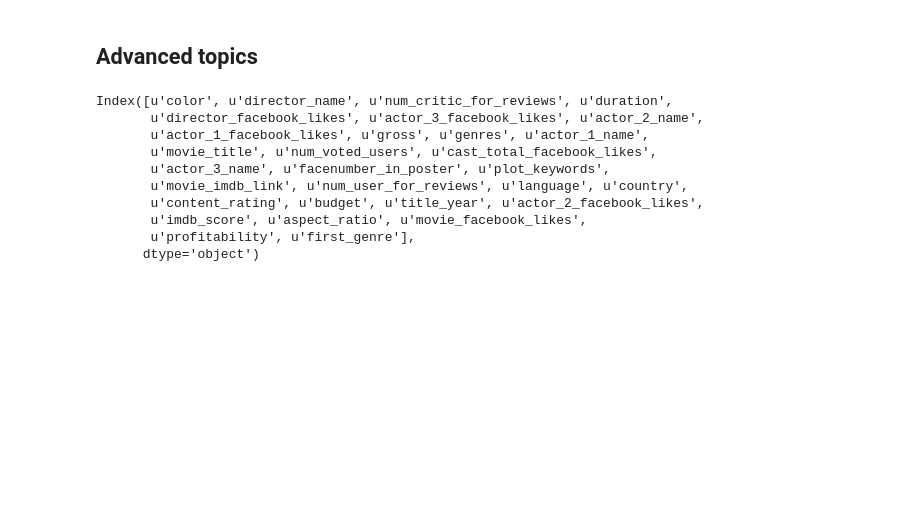
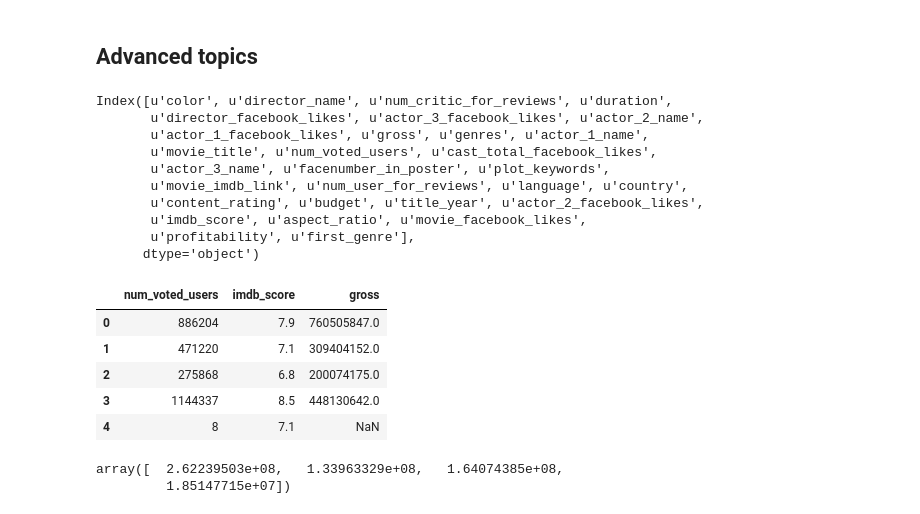
Before and after one commit to grechut/first-steps-with-pandas, a Jupyter notebook: pyconpl-workshop/first-steps-with-pandas-with-solutions.ipynb, the cells around one changed output. Saved outputs shown, nothing was run; the diff lists cells and outputs as text; code cells hidden in the pictures; blank space fills up the shorter version.

```diff
--- a/pyconpl-workshop/first-steps-with-pandas-with-solutions.ipynb
+++ b/pyconpl-workshop/first-steps-with-pandas-with-solutions.ipynb
@@ -1376,3 +1362,37 @@ Index([u'color', u'director_name', u'num_critic_for_reviews', u'duration',
        u'imdb_score', u'aspect_ratio', u'movie_facebook_likes',
        u'profitability', u'first_genre'],
       dtype='object')
+# %%
+movies[['num_voted_users', 'imdb_score', 'gross']].head()
+# %% [output]
+|  | num_voted_users | imdb_score | gross |
+| 0 | 886204 | 7.9 | 760505847.0 |
+| 1 | 471220 | 7.1 | 309404152.0 |
+| 2 | 275868 | 6.8 | 200074175.0 |
+| 3 | 1144337 | 8.5 | 448130642.0 |
+| 4 | 8 | 7.1 | NaN |
+# %%
+# Solution 1
+
+from sklearn.linear_model import LinearRegression
+
+FEATURES = ['num_voted_users', 'imdb_score']
+TARGET = 'gross'
+
+movies_with_data = movies[FEATURES + [TARGET]].dropna()
+
+X = movies_with_data[FEATURES].values
+y = movies_with_data[TARGET].values
+
+clf = LinearRegression()
+clf.fit(X, y)
+
+clf.predict([
+    [800000, 8.0],
+    [400000, 8.0],
+    [400000, 4.0],
+    [ 40000, 8.0],
+])
+# %% [output]
+array([  2.62239503e+08,   1.33963329e+08,   1.64074385e+08,
+         1.85147715e+07])
```
Also changed, not shown: parts of 27 cells of this notebook, 2 other files.
